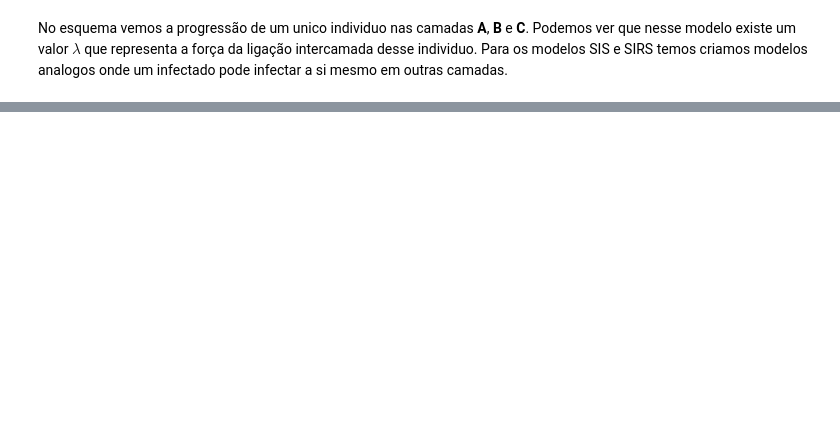
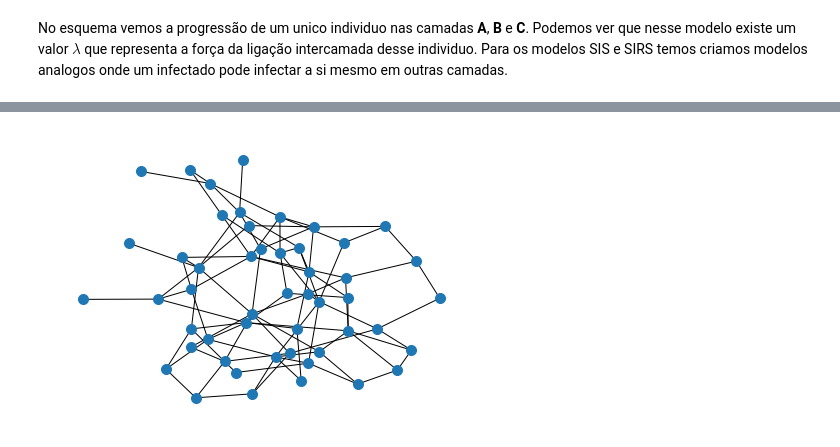
Before and after one commit to PauloMRocha/Epidemics_In_Multilayer_Networks, a Jupyter notebook: Propagação de epidemias em redes multicamada.ipynb, the cells around one changed output, grey strips where cells are left out. Saved outputs shown, nothing was run; the diff lists cells and outputs as text; code cells hidden in the pictures; blank space fills up the shorter version.

```diff
--- a/Propagação de epidemias em redes multicamada.ipynb
+++ b/Propagação de epidemias em redes multicamada.ipynb
@@ -24,0 +303,4 @@ No esquema vemos a progressão de um unico individuo nas camadas **A**, **B** e
+# %%
+nx.draw(GER, node_size=100)
+# %% [output]
+[figure, added]
```
Also changed, not shown: parts of 10 cells of this notebook, 1 other file.
